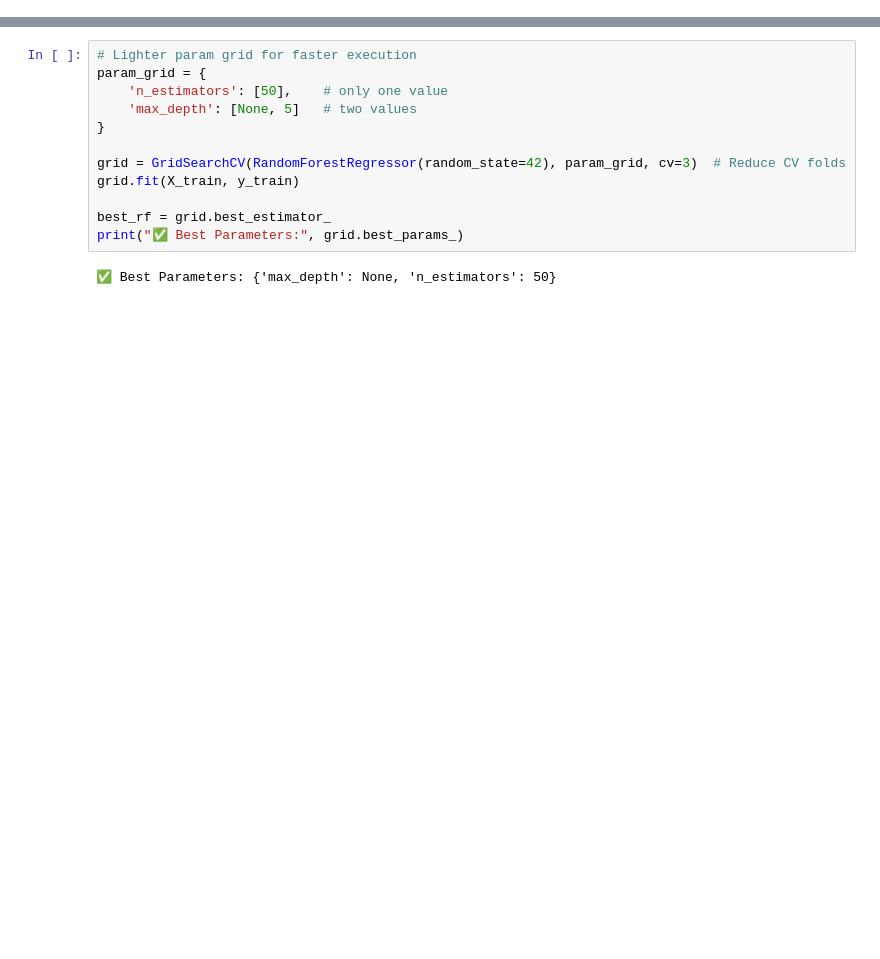
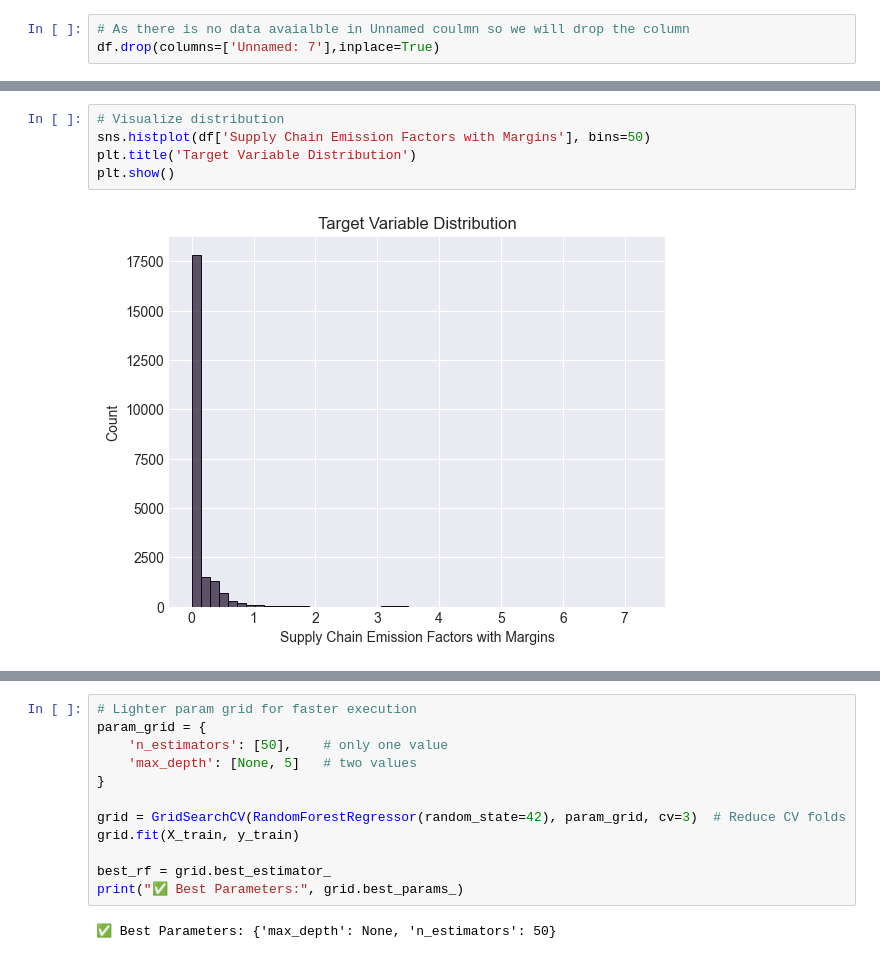
Before and after one commit to Astha29-01/GreenhouseGas_Emission_Edunet_Shells_Internship, a Jupyter notebook: greenhouse.ipynb, the cells around one changed output, grey strips where cells are left out. Cells and saved outputs as stored; diff of their text form; blank space fills up the shorter version.

```diff
--- a/greenhouse.ipynb
+++ b/greenhouse.ipynb
@@ -39,0 +115,3 @@ df.head()
+# %%
+# As there is no data avaialble in Unnamed coulmn so we will drop the column
+df.drop(columns=['Unnamed: 7'],inplace=True)
@@ -39,0 +182,7 @@ df.head()
+# %%
+# Visualize distribution
+sns.histplot(df['Supply Chain Emission Factors with Margins'], bins=50)
+plt.title('Target Variable Distribution')
+plt.show()
+# %% [output]
+[figure, added]
```
Also changed, not shown: parts of 74 cells of this notebook, 1 other file.
